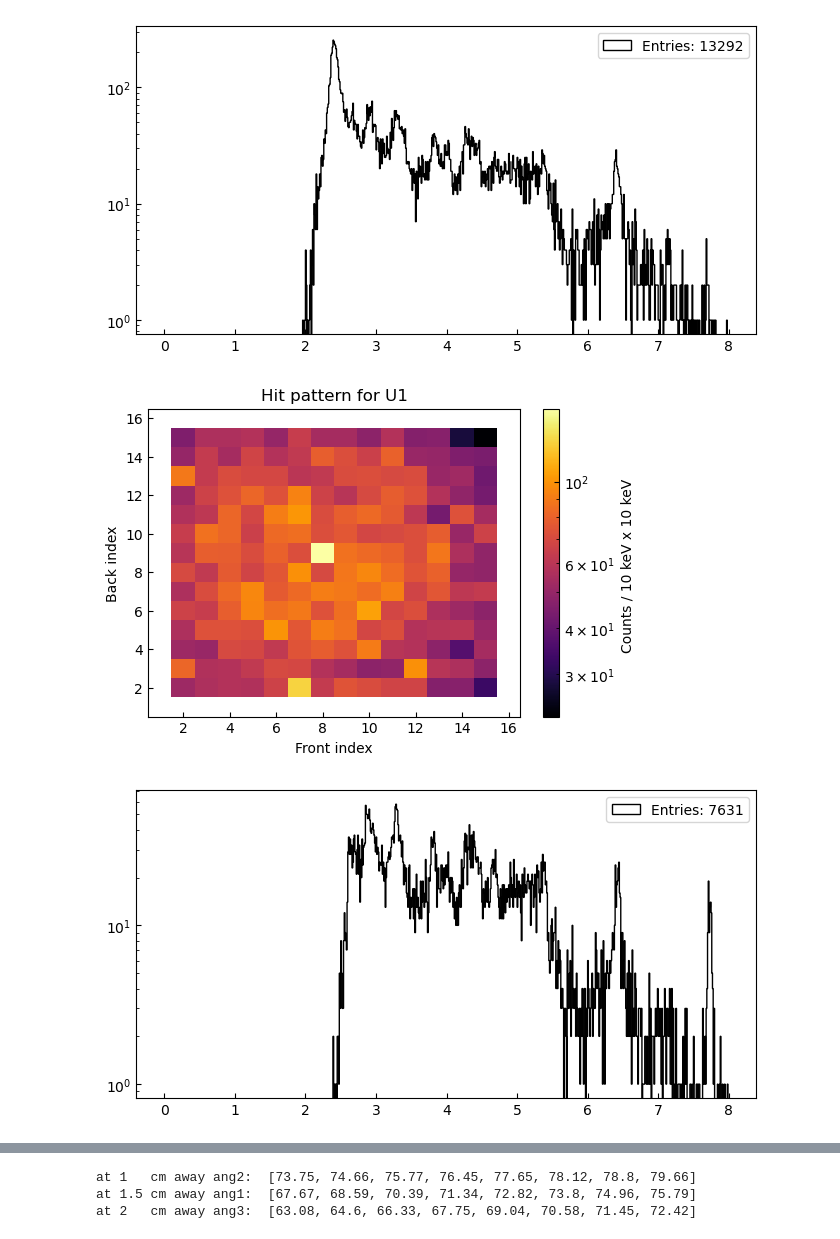
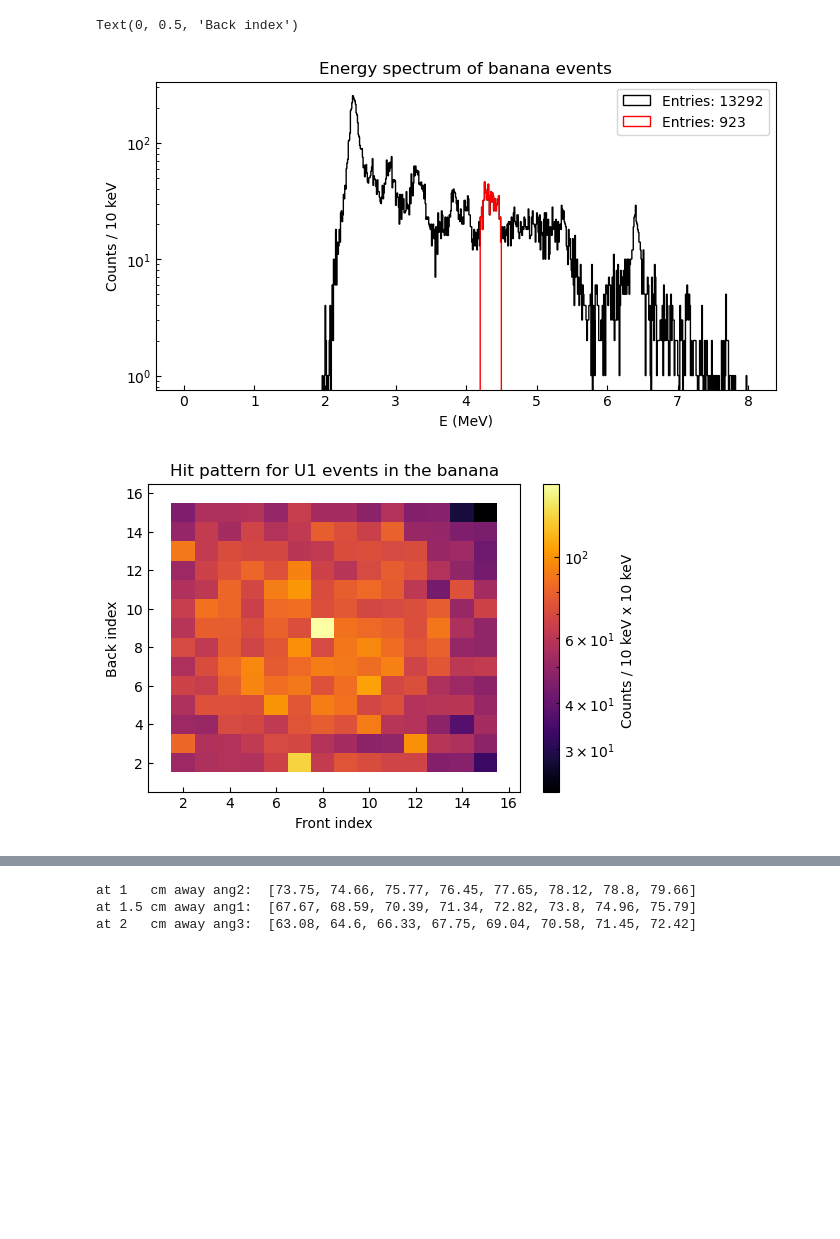
Before and after one commit to phaue/Masters, a Jupyter notebook: analysis/python/dataquality/Al_size_est.ipynb, the cells around one changed output, grey strips where cells are left out. Saved outputs shown, nothing was run; the diff lists cells and outputs as text; code cells hidden in the pictures; blank space fills up the shorter version.

```diff
--- a/analysis/python/dataquality/Al_size_est.ipynb
+++ b/analysis/python/dataquality/Al_size_est.ipynb
@@ -131,14 +135,19 @@ plt.rcParams["ytick.direction"] = "in"
 
 ### Banana plots to get an idea of the amount of events above the banana
 ## An idea of the size of the anomalous events
-for i in range(3):
+for i in range(4):
     plt.figure(figsize=(8,4))
     det = f"id{i}"
-    plt.hist2d(data_collection[iso][det]["bEdep"], data_collection[iso][det]["fEdep"], bins=(np.arange(0, 8, 0.01), np.arange(0, 5.1, 0.01)),
+    if i!=3:
+        plt.hist2d(data_collection[iso][det]["bEdep"], data_collection[iso][det]["fEdep"], bins=(np.arange(0, 8, 0.01), np.arange(0, 5.1, 0.01)),
                    cmap=plt.cm.inferno, norm=mpl.colors.LogNorm(vmin=1, vmax=750), rasterized=True)
+        plt.plot([], [], label=f"Above banana events {above_events[i]}")
+    else:
+        plt.hist2d(data_collection[iso][det]["bEdep"], data_collection[iso][det]["fEdep"], bins=(np.arange(0, 6, 0.01), np.arange(0, 7.5, 0.01)),
+                   cmap=plt.cm.inferno, norm=mpl.colors.LogNorm(vmin=1, vmax=750), rasterized=True)
+
     cbar = plt.colorbar()
     cbar.ax.set_ylabel(f"Counts / 10 keV x 10 keV ")
-    plt.plot([], [], label=f"Above banana events {above_events[i]}")
     plt.plot([], [], label=f"Banana events {in_events[i]}")
     plt.legend(loc='upper right')
     plt.xlabel("E (MeV)")
@@ -151,19 +282,24 @@ for i in range(3):
 # %%
-for i in range(3):
-    k = [a+b for a,b,c,d in zip(in_fedep[i],in_bedep[i], in_fi[i], in_bi[i])]
-    plt.figure(figsize=(8,4))
-    plt.hist(k, bins=np.arange(0,8, 0.01), histtype='step', color='k', label=f"Entries: {len(k)}")
-    plt.legend()
-    plt.yscale('log')
-    plt.figure(figsize=(6,4))
-    plt.hist2d(in_fi[i]-0.5, in_bi[i]-0.5, bins=(np.arange(0.5, 17.5, 1), np.arange(0.5,17.5,1)),
-                cmap=plt.cm.inferno, norm=mpl.colors.LogNorm(), rasterized=True)
-    plt.title(f"Hit pattern for U{i+1}")
-    cbar = plt.colorbar()
-    cbar.ax.set_ylabel(f"Counts / 10 keV x 10 keV ")
-    plt.xlabel('Front index')
-    plt.ylabel('Back index')
+k = [a+b for a,b,c,d in zip(in_fedep[0],in_bedep[0], in_fi[0], in_bi[0])]
+plt.figure(figsize=(8,4))
+plt.hist(k, bins=np.arange(0,8, 0.01), histtype='step', color='k', label=f"Entries: {len(k)}")
+k = np.array(k)
+e = k[(4.5>k) & (k>4.2)]
+plt.hist(e, bins=np.arange(0,8, 0.01), histtype='step', color='r', label=f"Entries: {len(e)}")
+plt.legend()
+plt.xlabel("E (MeV)")
+plt.ylabel("Counts / 10 keV")
+plt.title("Energy spectrum of banana events")
+plt.yscale('log')
+plt.figure(figsize=(6,4))
+plt.hist2d(in_fi[0]-0.5, in_bi[0]-0.5, bins=(np.arange(0.5, 17.5, 1), np.arange(0.5,17.5,1)),
+cmap=plt.cm.inferno, norm=mpl.colors.LogNorm(), rasterized=True)
+plt.title(f"Hit pattern for U1 events in the banana")
+cbar = plt.colorbar()
+cbar.ax.set_ylabel(f"Counts / 10 keV x 10 keV ")
+plt.xlabel('Front index')
+plt.ylabel('Back index')
 # %% [output]
+Text(0, 0.5, 'Back index')
-[figure, old version]
+[figure, new version]
-[figure, old version]
+[figure, new version]
-[figure, removed]
```
Also changed, not shown: parts of 19 cells of this notebook, 6 other files.
